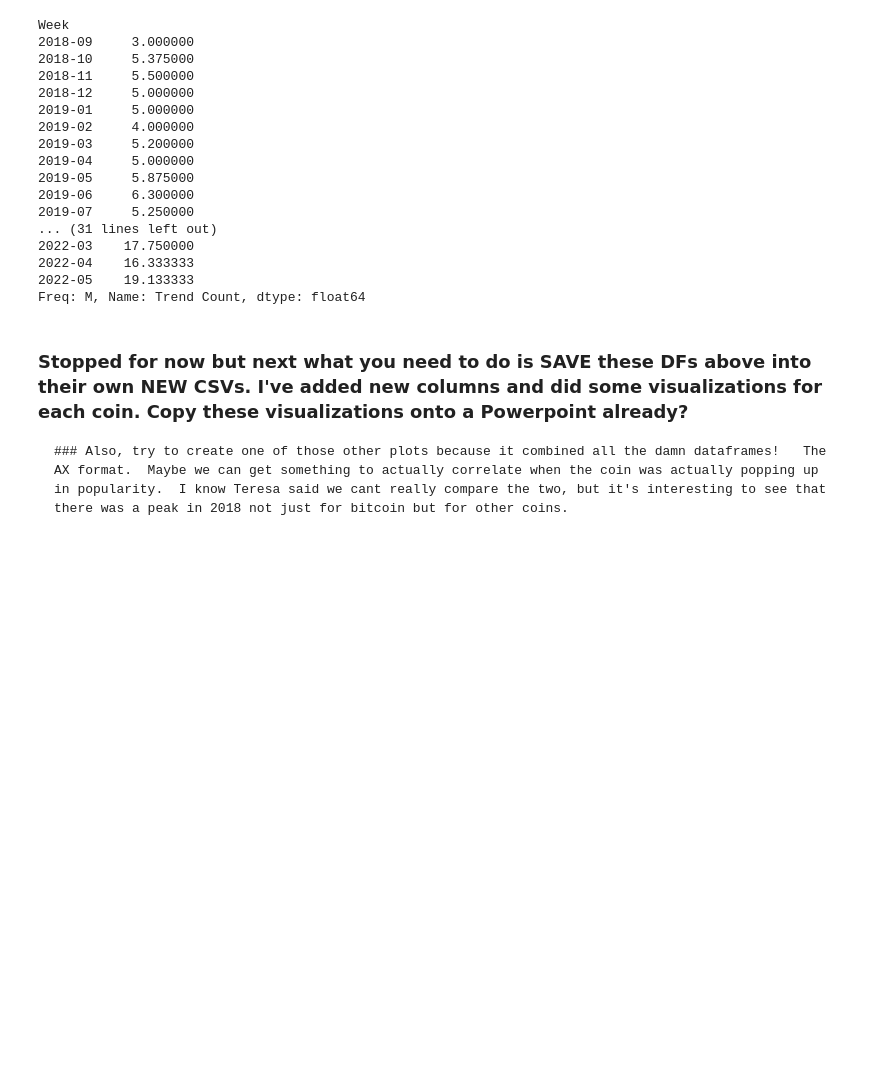
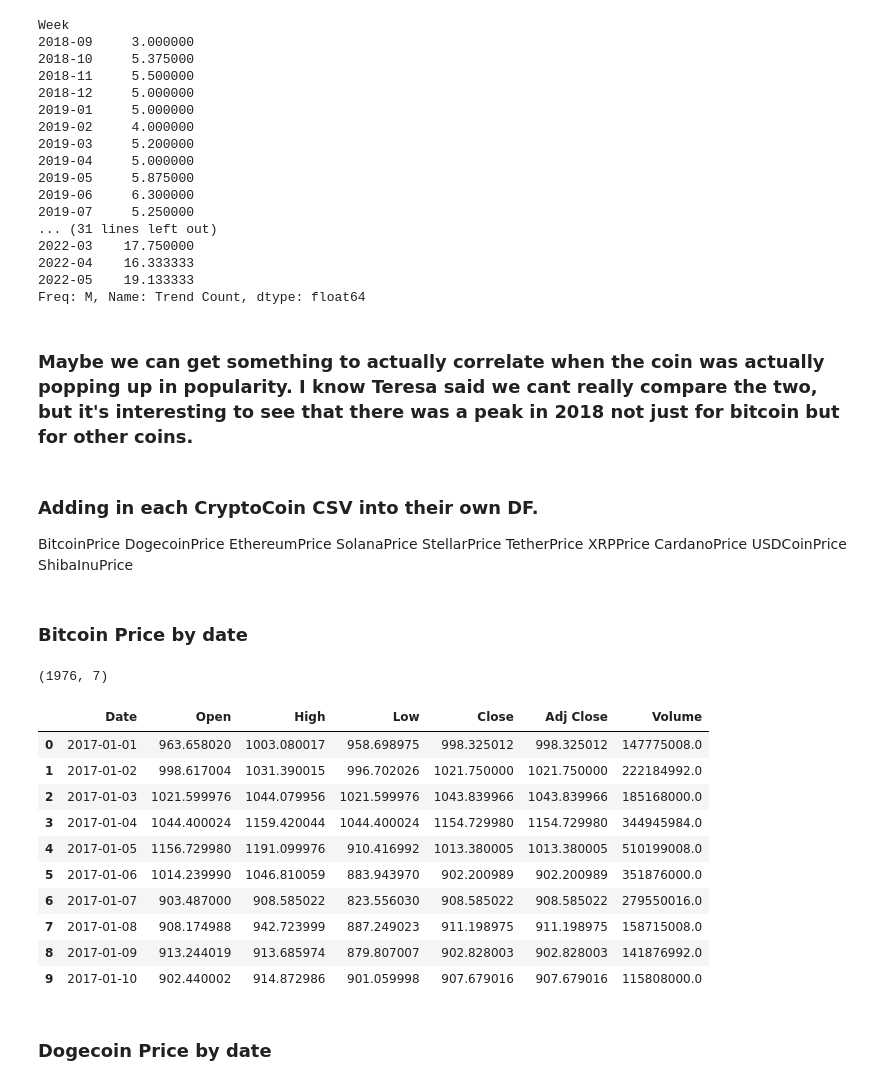
Before and after one commit to mrmoya413/Capstone_RudyMoya, a Jupyter notebook: Notebooks/Rudy_Moya_Capstone.ipynb, the cells around one changed output. Drawn from its saved outputs; the diff is of its cells as text; code cells hidden in the pictures; blank space fills up the shorter version.

Commit message:
Added the crypto coin data into python and added two new rows: % change on price, and % change on volume. I'm going to move these over into new CSVs and start analysis via python and powerbi

```diff
--- a/Notebooks/Rudy_Moya_Capstone.ipynb
+++ b/Notebooks/Rudy_Moya_Capstone.ipynb
@@ -937,5 +937,36 @@ Week
 2022-05    19.133333
 Freq: M, Name: Trend Count, dtype: float64
 # %% [markdown]
-### Stopped for now but next what you need to do is SAVE these DFs above into their own NEW CSVs.  I've added new columns and did some visualizations for each coin.  Copy these visualizations onto a Powerpoint already?
-    ### Also, try to create one of those other plots because it combined all the damn dataframes!   The AX format.  Maybe we can get something to actually correlate when the coin was actually popping up in popularity.  I know Teresa said we cant really compare the two, but it's interesting to see that there was a peak in 2018 not just for bitcoin but for other coins.
+### Maybe we can get something to actually correlate when the coin was actually popping up in popularity.  I know Teresa said we cant really compare the two, but it's interesting to see that there was a peak in 2018 not just for bitcoin but for other coins.
+# %% [markdown]
+### Adding in each CryptoCoin CSV into their own DF.
+
+BitcoinPrice
+DogecoinPrice
+EthereumPrice
+SolanaPrice
+StellarPrice
+TetherPrice
+XRPPrice
+CardanoPrice
+USDCoinPrice
+ShibaInuPrice
+# %% [markdown]
+### Bitcoin Price by date
+# %%
+BitcoinPrice = pd.read_csv('../data/BTC-USD.csv')
+print(BitcoinPrice.shape)
+BitcoinPrice.head(10)
+# %% [output]
+(1976, 7)
+|  | Date | Open | High | Low | Close | Adj Close | Volume |
+| 0 | 2017-01-01 | 963.658020 | 1003.080017 | 958.698975 | 998.325012 | 998.325012 | 147775008.0 |
+| 1 | 2017-01-02 | 998.617004 | 1031.390015 | 996.702026 | 1021.750000 | 1021.750000 | 222184992.0 |
+| 2 | 2017-01-03 | 1021.599976 | 1044.079956 | 1021.599976 | 1043.839966 | 1043.839966 | 185168000.0 |
+| 3 | 2017-01-04 | 1044.400024 | 1159.420044 | 1044.400024 | 1154.729980 | 1154.729980 | 344945984.0 |
+| 4 | 2017-01-05 | 1156.729980 | 1191.099976 | 910.416992 | 1013.380005 | 1013.380005 | 510199008.0 |
+| 5 | 2017-01-06 | 1014.239990 | 1046.810059 | 883.943970 | 902.200989 | 902.200989 | 351876000.0 |
+| 6 | 2017-01-07 | 903.487000 | 908.585022 | 823.556030 | 908.585022 | 908.585022 | 279550016.0 |
+| 7 | 2017-01-08 | 908.174988 | 942.723999 | 887.249023 | 911.198975 | 911.198975 | 158715008.0 |
+| 8 | 2017-01-09 | 913.244019 | 913.685974 | 879.807007 | 902.828003 | 902.828003 | 141876992.0 |
+| 9 | 2017-01-10 | 902.440002 | 914.872986 | 901.059998 | 907.679016 | 907.679016 | 115808000.0 |
@@ -941,0 +980,2 @@ Freq: M, Name: Trend Count, dtype: float64
+# %% [markdown]
+### Dogecoin Price by date
```
Also changed, not shown: parts of 31 cells of this notebook.
